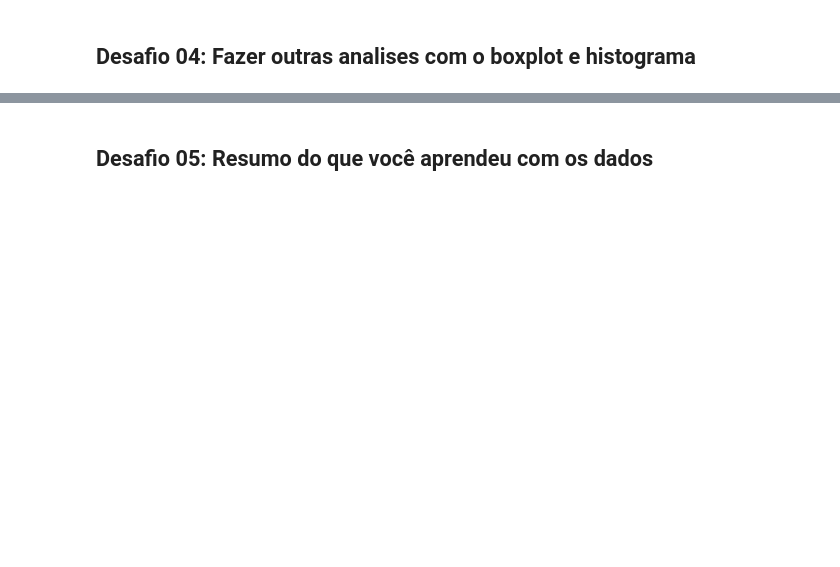
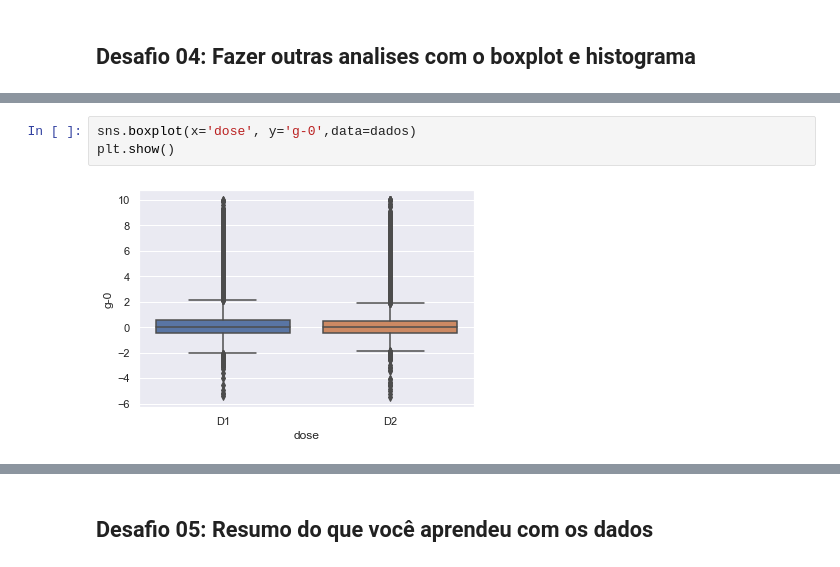
Before and after one commit to guilhermebap/Data-science-personal-study, a Jupyter notebook: Alura/imersaodados3/Imersão_Dados.ipynb, the cells around one changed output, grey strips where cells are left out. Cells and saved outputs as stored; diff of their text form; blank space fills up the shorter version.

```diff
--- a/Alura/imersaodados3/Imersão_Dados.ipynb
+++ b/Alura/imersaodados3/Imersão_Dados.ipynb
@@ -311,0 +325,5 @@ plt.show()
+# %%
+sns.boxplot(x='dose', y='g-0',data=dados)
+plt.show()
+# %% [output]
+[figure, added]
```
Also changed, not shown: parts of 35 cells of this notebook.
